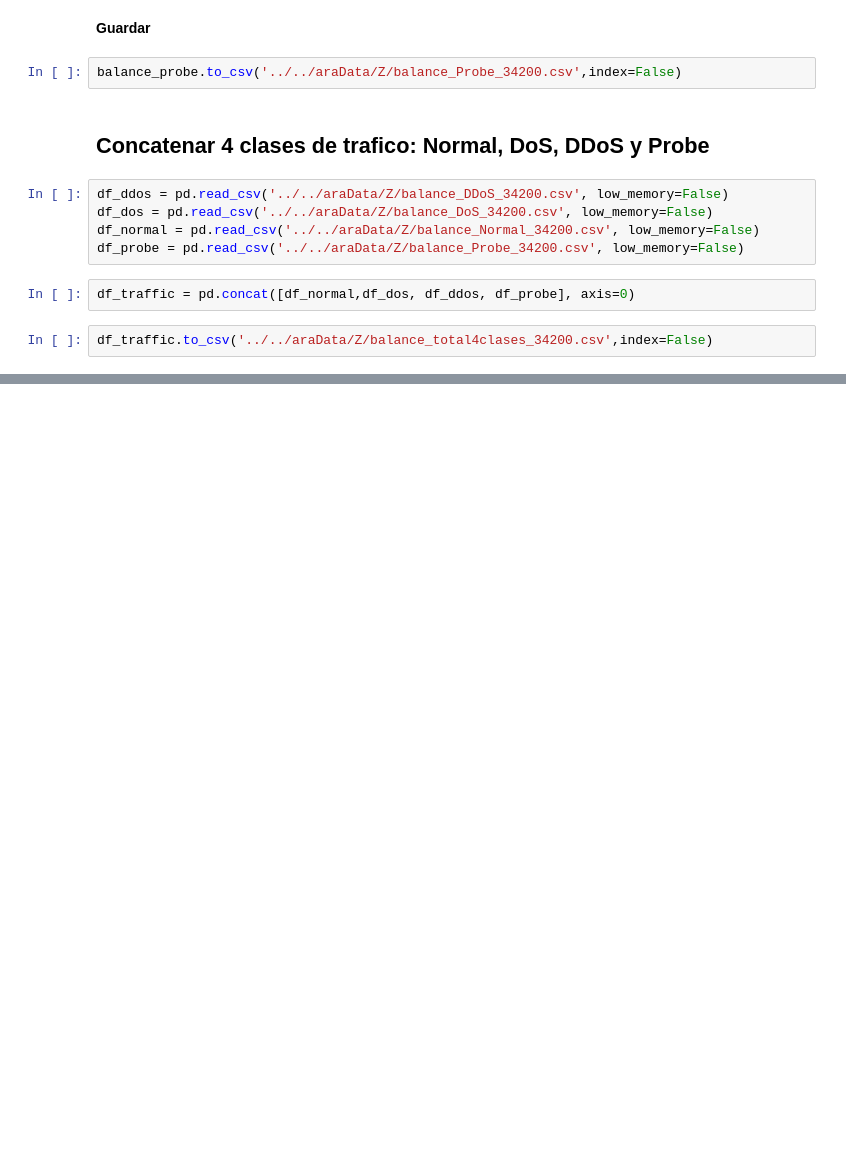
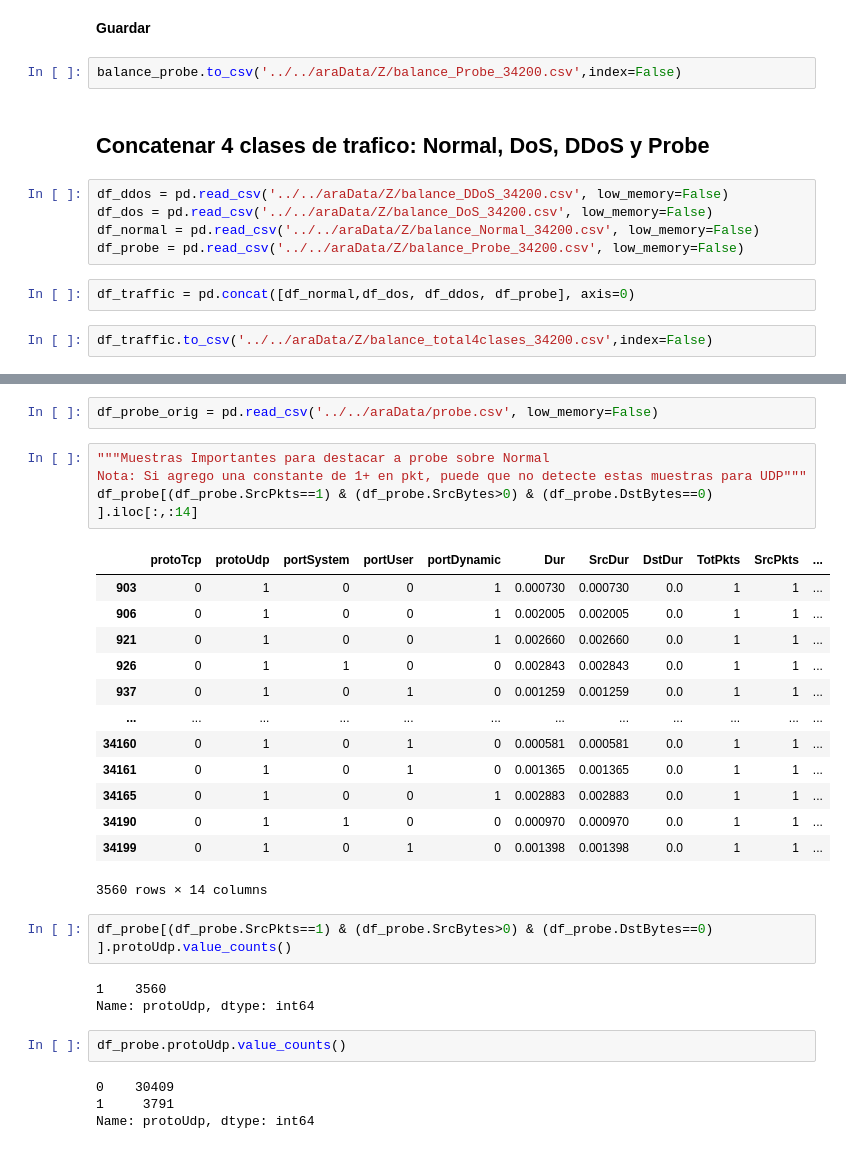
Before and after one commit to soyMA05/Clasiffication_TrafficSDN2, a Jupyter notebook: Fase3/balanceo.ipynb, the cells around one changed output, grey strips where cells are left out. Saved outputs shown, nothing was run; the diff lists cells and outputs as text; blank space fills up the shorter version.

```diff
--- a/Fase3/balanceo.ipynb
+++ b/Fase3/balanceo.ipynb
@@ -328,0 +506,31 @@ df_traffic.to_csv('../../araData/Z/balance_total4clases_34200.csv',index=False)
+# %%
+df_probe_orig = pd.read_csv('../../araData/probe.csv', low_memory=False)
+# %%
+"""Muestras Importantes para destacar a probe sobre Normal
+Nota: Si agrego una constante de 1+ en pkt, puede que no detecte estas muestras para UDP"""
+df_probe[(df_probe.SrcPkts==1) & (df_probe.SrcBytes>0) & (df_probe.DstBytes==0) ].iloc[:,:14]
+# %% [output]
+|  | protoTcp | protoUdp | portSystem | portUser | portDynamic | Dur | SrcDur | DstDur | TotPkts | SrcPkts | ... |
+| 903 | 0 | 1 | 0 | 0 | 1 | 0.000730 | 0.000730 | 0.0 | 1 | 1 | ... |
+| 906 | 0 | 1 | 0 | 0 | 1 | 0.002005 | 0.002005 | 0.0 | 1 | 1 | ... |
+| 921 | 0 | 1 | 0 | 0 | 1 | 0.002660 | 0.002660 | 0.0 | 1 | 1 | ... |
+| 926 | 0 | 1 | 1 | 0 | 0 | 0.002843 | 0.002843 | 0.0 | 1 | 1 | ... |
+| 937 | 0 | 1 | 0 | 1 | 0 | 0.001259 | 0.001259 | 0.0 | 1 | 1 | ... |
+| ... | ... | ... | ... | ... | ... | ... | ... | ... | ... | ... | ... |
+| 34160 | 0 | 1 | 0 | 1 | 0 | 0.000581 | 0.000581 | 0.0 | 1 | 1 | ... |
+| 34161 | 0 | 1 | 0 | 1 | 0 | 0.001365 | 0.001365 | 0.0 | 1 | 1 | ... |
+| 34165 | 0 | 1 | 0 | 0 | 1 | 0.002883 | 0.002883 | 0.0 | 1 | 1 | ... |
+| 34190 | 0 | 1 | 1 | 0 | 0 | 0.000970 | 0.000970 | 0.0 | 1 | 1 | ... |
+| 34199 | 0 | 1 | 0 | 1 | 0 | 0.001398 | 0.001398 | 0.0 | 1 | 1 | ... |
+3560 rows × 14 columns
+# %%
+df_probe[(df_probe.SrcPkts==1) & (df_probe.SrcBytes>0) & (df_probe.DstBytes==0) ].protoUdp.value_counts()
+# %% [output]
+1    3560
+Name: protoUdp, dtype: int64
+# %%
+df_probe.protoUdp.value_counts()
+# %% [output]
+0    30409
+1     3791
+Name: protoUdp, dtype: int64
```
Also changed, not shown: parts of 35 cells of this notebook.
